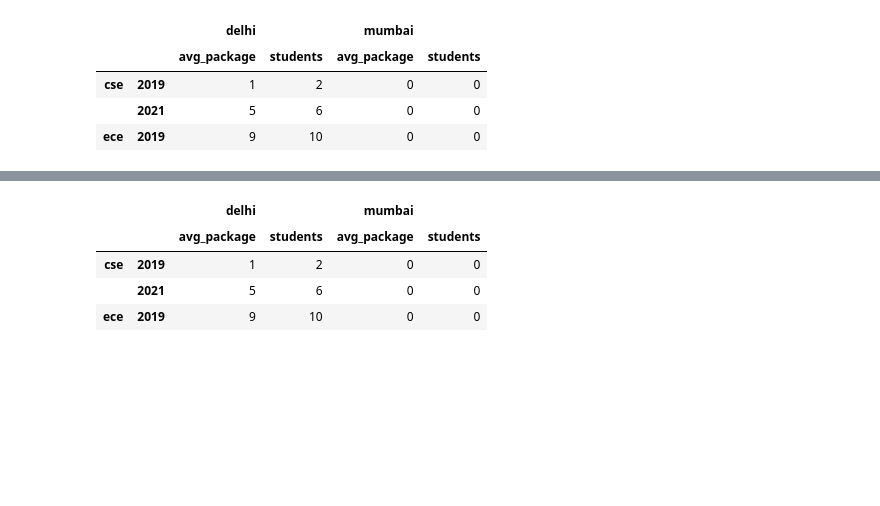
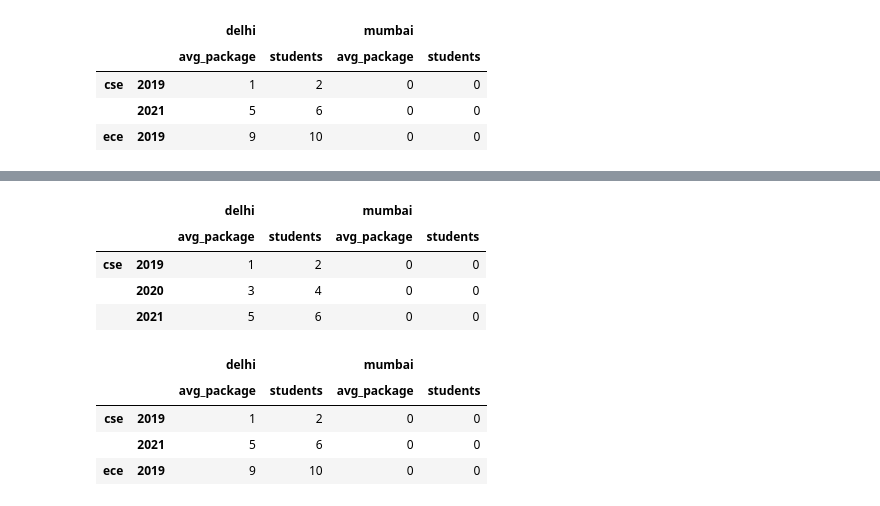
Before and after one commit to nadim-altaf/data-science-mentorship-campusx, a Jupyter notebook: Pandas/session_21_multiindex_objects.ipynb, the cells around one changed output, grey strips where cells are left out. Cells and saved outputs as stored; diff of their text form; code cells hidden in the pictures; blank space fills up the shorter version.

```diff
--- a/Pandas/session_21_multiindex_objects.ipynb
+++ b/Pandas/session_21_multiindex_objects.ipynb
@@ -384,3 +426,12 @@ branch_df3.loc[('cse',2019):('ece',2020):2]
+# %%
+# using iloc
+branch_df3.iloc[0:3]
+# %% [output]
+|  |  | delhi |  | mumbai |  |
+|  |  | avg_package | students | avg_package | students |
+| cse | 2019 | 1 | 2 | 0 | 0 |
+|  | 2020 | 3 | 4 | 0 | 0 |
+|  | 2021 | 5 | 6 | 0 | 0 |
 # %%
 # using iloc
 branch_df3.iloc[0:5:2]
```
Also changed, not shown: parts of 10 cells of this notebook, 2 other files.
